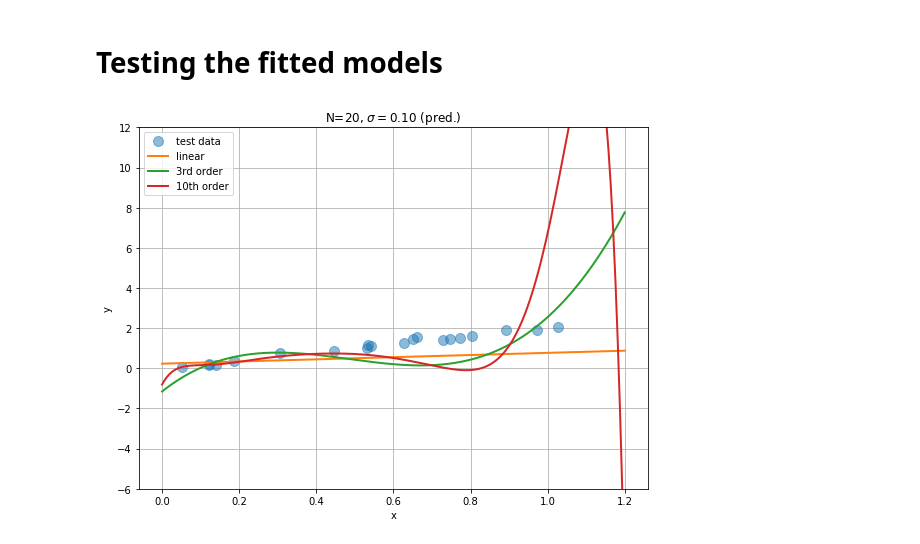
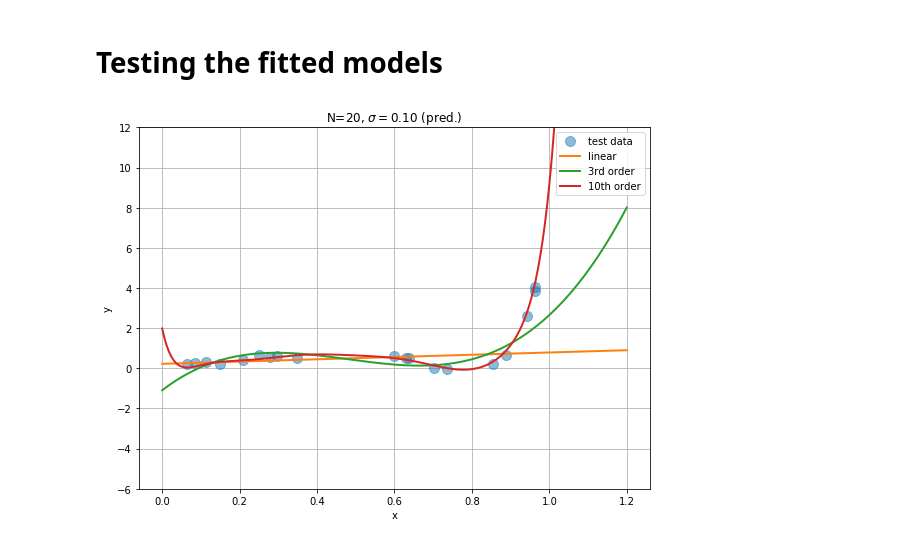
Before and after one commit to cosbyc/PY895, a Jupyter notebook: NB1_CII-ML_is_difficult.ipynb, the cells around one changed output. Cells and saved outputs as stored; diff of their text form; code cells hidden in the pictures.

```diff
--- a/NB1_CII-ML_is_difficult.ipynb
+++ b/NB1_CII-ML_is_difficult.ipynb
@@ -205,7 +216,8 @@ x_test=max_x*np.random.random(N_test)
 s_test = sigma_test*np.random.randn(N_test)
 
 # Linear
-y_test=2*x_test+s_test
+y_test=2*x_test-10*x_test**5+15*x_test**10+s_test
+
 # Tenth order
 #y_test=2*x_test-10*x_test**5+15*x_test**10+s_test
 
@@ -217,31 +229,31 @@ X10 = poly10.fit_transform(x_plot[:,np.newaxis])
 ############## PLOTTING RESULTS ##########
 
 fig = plt.figure(figsize=(8, 6))
 
 p1=plt.plot(x_test, y_test, 'o', ms=10, alpha=0.5, label='test data')
 p2=plt.plot(x_plot,clf.predict(x_plot[:,np.newaxis]), lw=2, label='linear')
 p3=plt.plot(x_plot,clf3.predict(X3), lw=2, label='3rd order')
 p10=plt.plot(x_plot,clf10.predict(X10), lw=2, label='10th order')
 
 
 plt.legend(loc='best')
 plt.xlabel('x')
 plt.ylabel('y')
 plt.legend(loc='best')
 Title="N=%i, $\sigma=%.2f$"%(N_test,sigma_test)
 plt.title(Title+" (pred.)")
 plt.tight_layout()
 plt.ylim((-6,12))
 
 # Linear Filename
 filename_test="pred-linear_N=%i_noise=%.2f.pdf"%(N_test, sigma_test)
 
 # Tenth Order Filename
 #filename_test=Title+"pred-o10.pdf"
 
 # Saving figure and showing results
 plt.savefig(filename_test)
 plt.grid()
 plt.show()
 # %% [output]
-[figure, old version]
+[figure, new version]
```
Also changed, not shown: parts of 2 cells of this notebook.
